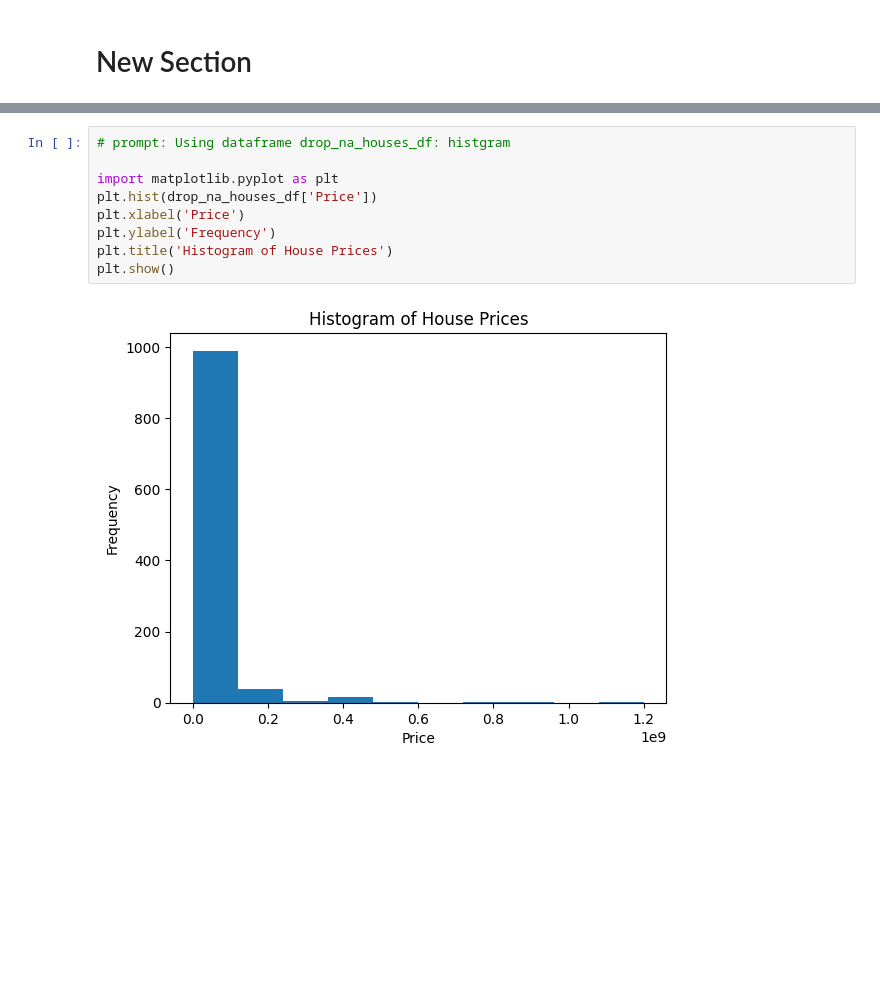
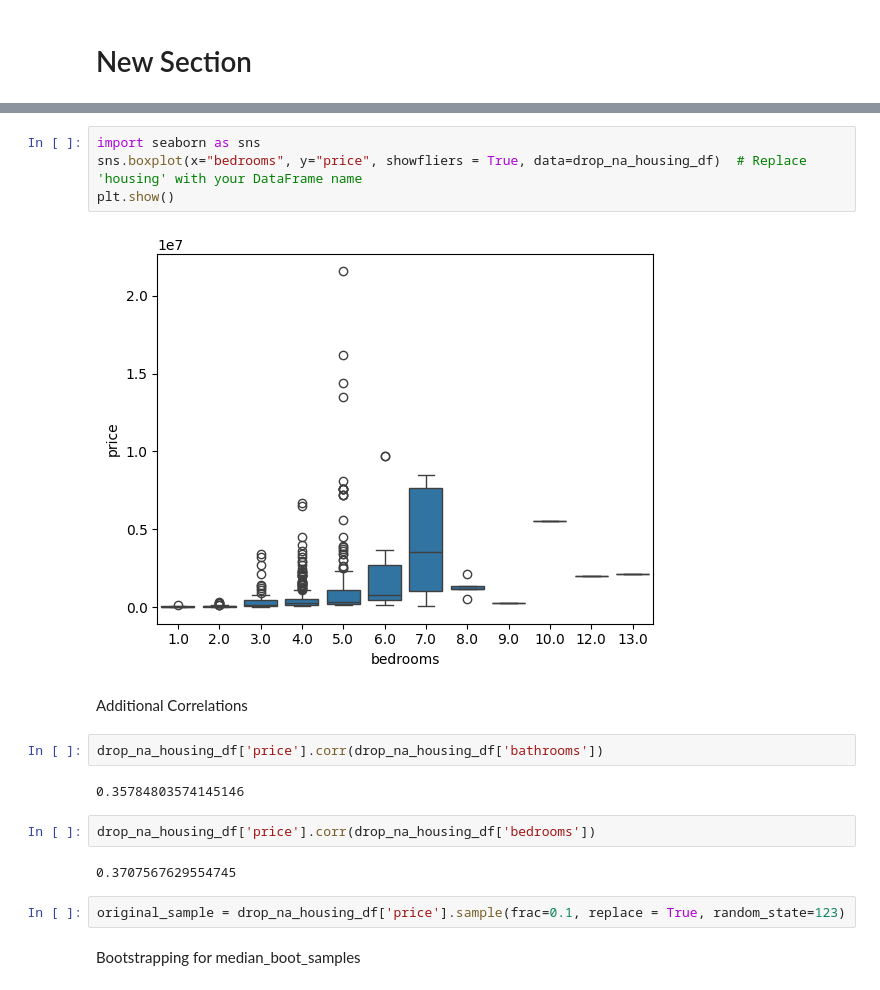
Before and after one commit to berkleysayaka/Data201test1, a Jupyter notebook: Sayaka_Project1.ipynb, the cells around one changed output, grey strips where cells are left out. Cells and saved outputs as stored; diff of their text form; blank space fills up the shorter version.

```diff
--- a/Sayaka_Project1.ipynb
+++ b/Sayaka_Project1.ipynb
@@ -126,11 +164,20 @@ plt.gca().spines[['top', 'right',]].set_visible(False)
-# %%
-# prompt: Using dataframe drop_na_houses_df: histgram
-
-import matplotlib.pyplot as plt
-plt.hist(drop_na_houses_df['Price'])
-plt.xlabel('Price')
-plt.ylabel('Frequency')
-plt.title('Histogram of House Prices')
-plt.show()
-# %% [output]
-[figure, removed]
+# %%
+import seaborn as sns
+sns.boxplot(x="bedrooms", y="price", showfliers = True, data=drop_na_housing_df)  # Replace 'housing' with your DataFrame name
+plt.show()
+# %% [output]
+[figure, added]
+# %% [markdown]
+Additional Correlations
+# %%
+drop_na_housing_df['price'].corr(drop_na_housing_df['bathrooms'])
+# %% [output]
+0.35784803574145146
+# %%
+drop_na_housing_df['price'].corr(drop_na_housing_df['bedrooms'])
+# %% [output]
+0.3707567629554745
+# %%
+original_sample = drop_na_housing_df['price'].sample(frac=0.1, replace = True, random_state=123)
+# %% [markdown]
+Bootstrapping for median_boot_samples
```
Also changed, not shown: parts of 43 cells of this notebook.
